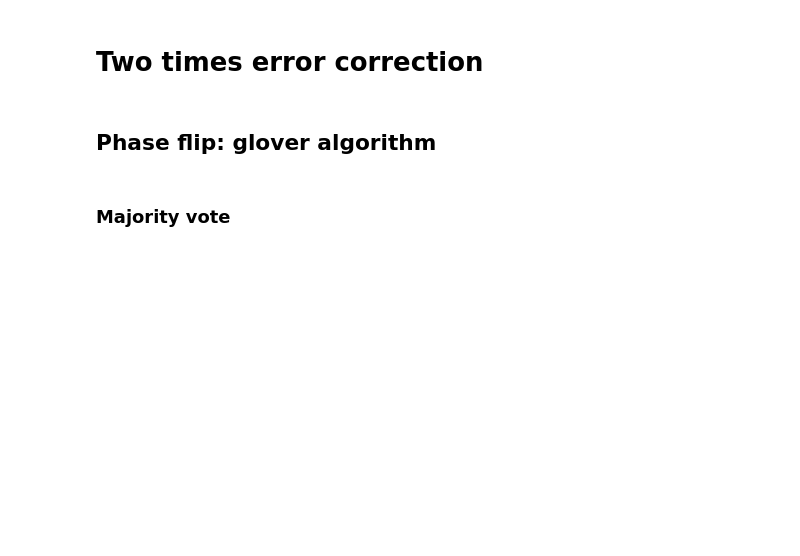
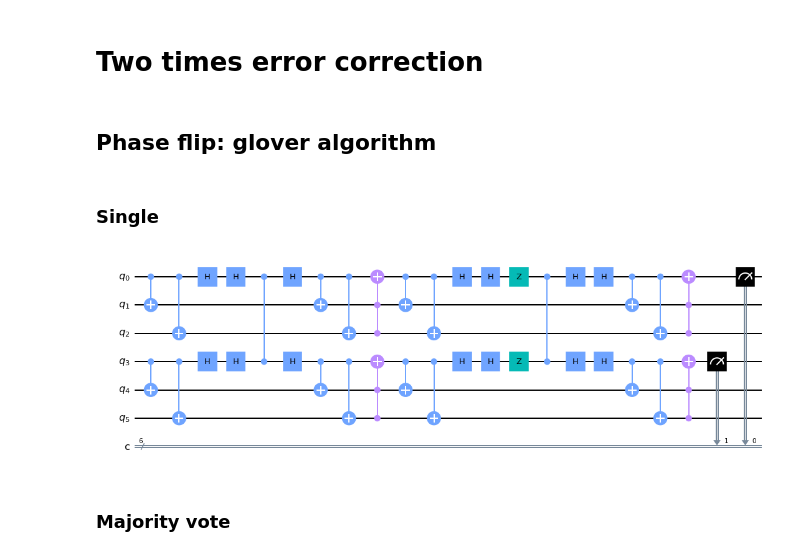
Before and after one commit to francienbarkhof/Quantum_Group1_Project, a Jupyter notebook: circuits.ipynb, the cells around one changed output. Drawn from its saved outputs; the diff is of its cells as text; code cells hidden in the pictures; blank space fills up the shorter version.

Commit message:
Update circuits

```diff
--- a/circuits.ipynb
+++ b/circuits.ipynb
@@ -911,6 +913,59 @@ circuit.draw()
 # Two times error correction
 # %% [markdown]
 ## Phase flip: glover algorithm
+# %% [markdown]
+### Single
+# %%
+from qiskit import QuantumRegister, ClassicalRegister, QuantumCircuit
+from numpy import pi
+
+qreg_q = QuantumRegister(6, 'q')
+creg_c = ClassicalRegister(6, 'c')
+circuit = QuantumCircuit(qreg_q, creg_c)
+
+circuit.cx(qreg_q[0], qreg_q[1])
+circuit.cx(qreg_q[3], qreg_q[4])
+circuit.cx(qreg_q[0], qreg_q[2])
+circuit.cx(qreg_q[3], qreg_q[5])
+circuit.h(qreg_q[0])
+circuit.h(qreg_q[3])
+circuit.h(qreg_q[3])
+circuit.h(qreg_q[0])
+circuit.cz(qreg_q[0], qreg_q[3])
+circuit.h(qreg_q[0])
+circuit.cx(qreg_q[0], qreg_q[1])
+circuit.h(qreg_q[3])
+circuit.cx(qreg_q[3], qreg_q[4])
+circuit.cx(qreg_q[0], qreg_q[2])
+circuit.cx(qreg_q[3], qreg_q[5])
+circuit.ccx(qreg_q[2], qreg_q[1], qreg_q[0])
+circuit.cx(qreg_q[0], qreg_q[1])
+circuit.ccx(qreg_q[5], qreg_q[4], qreg_q[3])
+circuit.cx(qreg_q[3], qreg_q[4])
+circuit.cx(qreg_q[0], qreg_q[2])
+circuit.cx(qreg_q[3], qreg_q[5])
+circuit.h(qreg_q[0])
+circuit.h(qreg_q[0])
+circuit.h(qreg_q[3])
+circuit.h(qreg_q[3])
+circuit.z(qreg_q[0])
+circuit.z(qreg_q[3])
+circuit.cz(qreg_q[0], qreg_q[3])
+circuit.h(qreg_q[0])
+circuit.h(qreg_q[0])
+circuit.h(qreg_q[3])
+circuit.cx(qreg_q[0], qreg_q[1])
+circuit.h(qreg_q[3])
+circuit.cx(qreg_q[3], qreg_q[4])
+circuit.cx(qreg_q[0], qreg_q[2])
+circuit.cx(qreg_q[3], qreg_q[5])
+circuit.ccx(qreg_q[5], qreg_q[4], qreg_q[3])
+circuit.ccx(qreg_q[2], qreg_q[1], qreg_q[0])
+circuit.measure(qreg_q[3], creg_c[1])
+circuit.measure(qreg_q[0], creg_c[0])
+circuit.draw()
+# %% [output]
+[figure, added]
 # %% [markdown]
 ### Majority vote
 # %%
```
Also changed, not shown: parts of 3 cells of this notebook.
